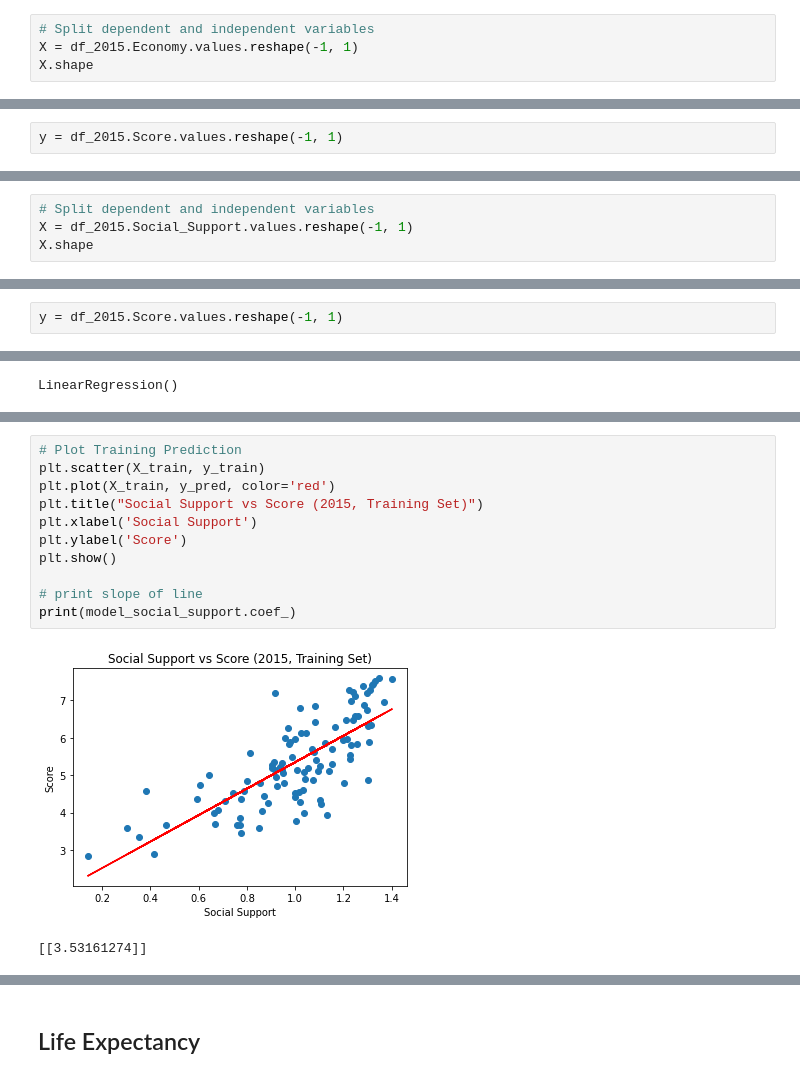
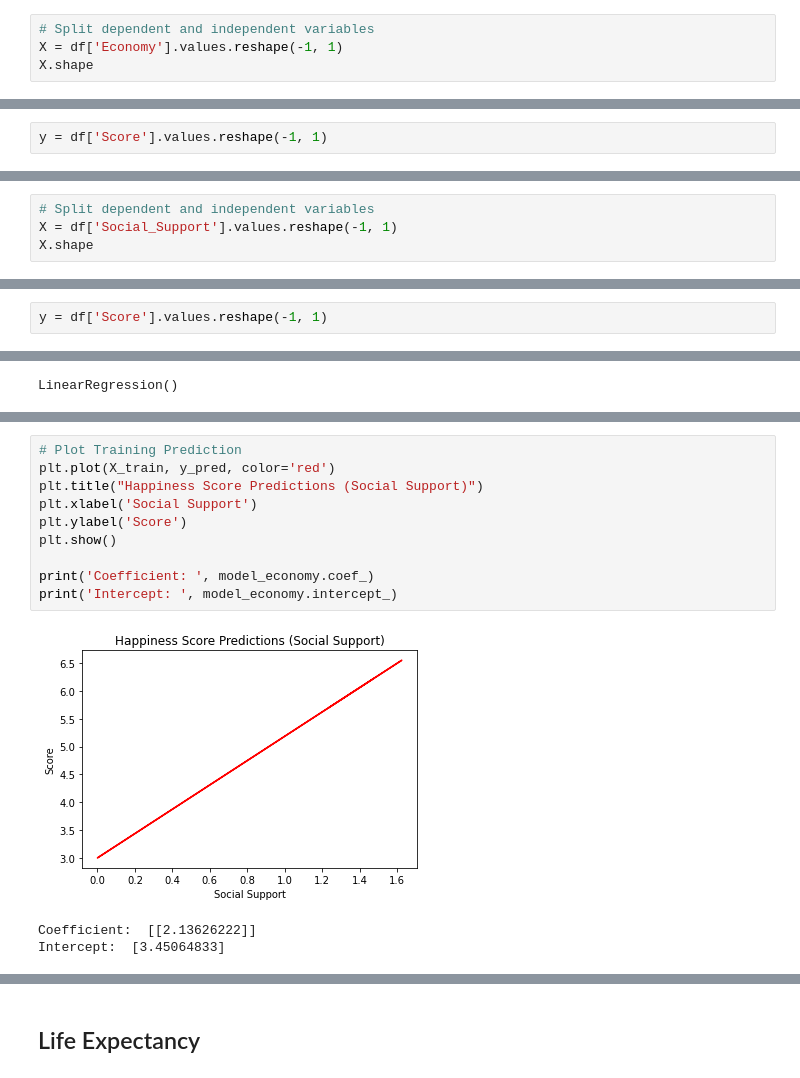
Before and after one commit to vyu821/world-happiness-analysis, a Jupyter notebook: happiness_machine_learning_model.ipynb, the cells around one changed output, grey strips where cells are left out. Cells and saved outputs as stored; diff of their text form.

```diff
--- a/happiness_machine_learning_model.ipynb
+++ b/happiness_machine_learning_model.ipynb
@@ -424,5 +321,5 @@ Test size for these models is 1/3 since this is a standard test size. We don't w
 # %%
 # Split dependent and independent variables
-X = df_2015.Economy.values.reshape(-1, 1)
+X = df['Economy'].values.reshape(-1, 1)
 X.shape
 # %% [output]
@@ -430,5 +327,5 @@ X.shape
 # %%
-y = df_2015.Score.values.reshape(-1, 1)
+y = df['Score'].values.reshape(-1, 1)
 # %%
 # Splitting the dataset into the Training set and Test set
 X_train, X_test, y_train, y_test = train_test_split(X, y, test_size=1/3, random_state=0)
@@ -480,6 +370,6 @@ print(model_economy.coef_)
 ## Social Support
 # %%
 # Split dependent and independent variables
-X = df_2015.Social_Support.values.reshape(-1, 1)
+X = df['Social_Support'].values.reshape(-1, 1)
 X.shape
 # %% [output]
@@ -487,5 +377,5 @@ X.shape
 # %%
-y = df_2015.Score.values.reshape(-1, 1)
+y = df['Score'].values.reshape(-1, 1)
 # %%
 # Splitting the dataset into the Training set and Test set
 X_train, X_test, y_train, y_test = train_test_split(X, y, test_size=1/3, random_state=0)
@@ -506,14 +396,14 @@ print(y_pred.shape)
 # %%
 # Plot Training Prediction
-plt.scatter(X_train, y_train)
 plt.plot(X_train, y_pred, color='red')
-plt.title("Social Support vs Score (2015, Training Set)")
+plt.title("Happiness Score Predictions (Social Support)")
 plt.xlabel('Social Support')
 plt.ylabel('Score')
 plt.show()
 
-# print slope of line
-print(model_social_support.coef_)
+print('Coefficient: ', model_economy.coef_)
+print('Intercept: ', model_economy.intercept_)
 # %% [output]
-[figure, old version]
+[figure, new version]
-[[3.53161274]]
+Coefficient:  [[2.13626222]]
+Intercept:  [3.45064833]
```
Also changed, not shown: parts of 238 cells of this notebook.
